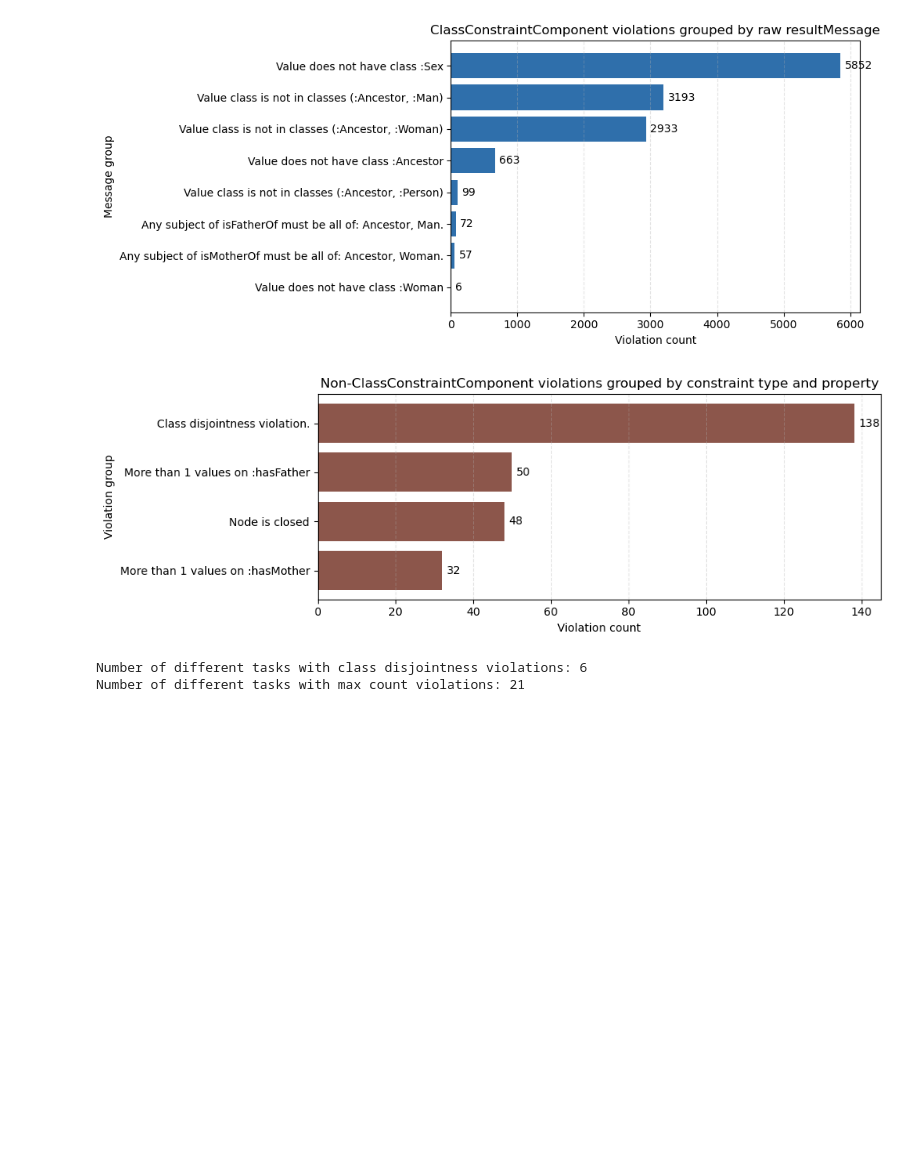
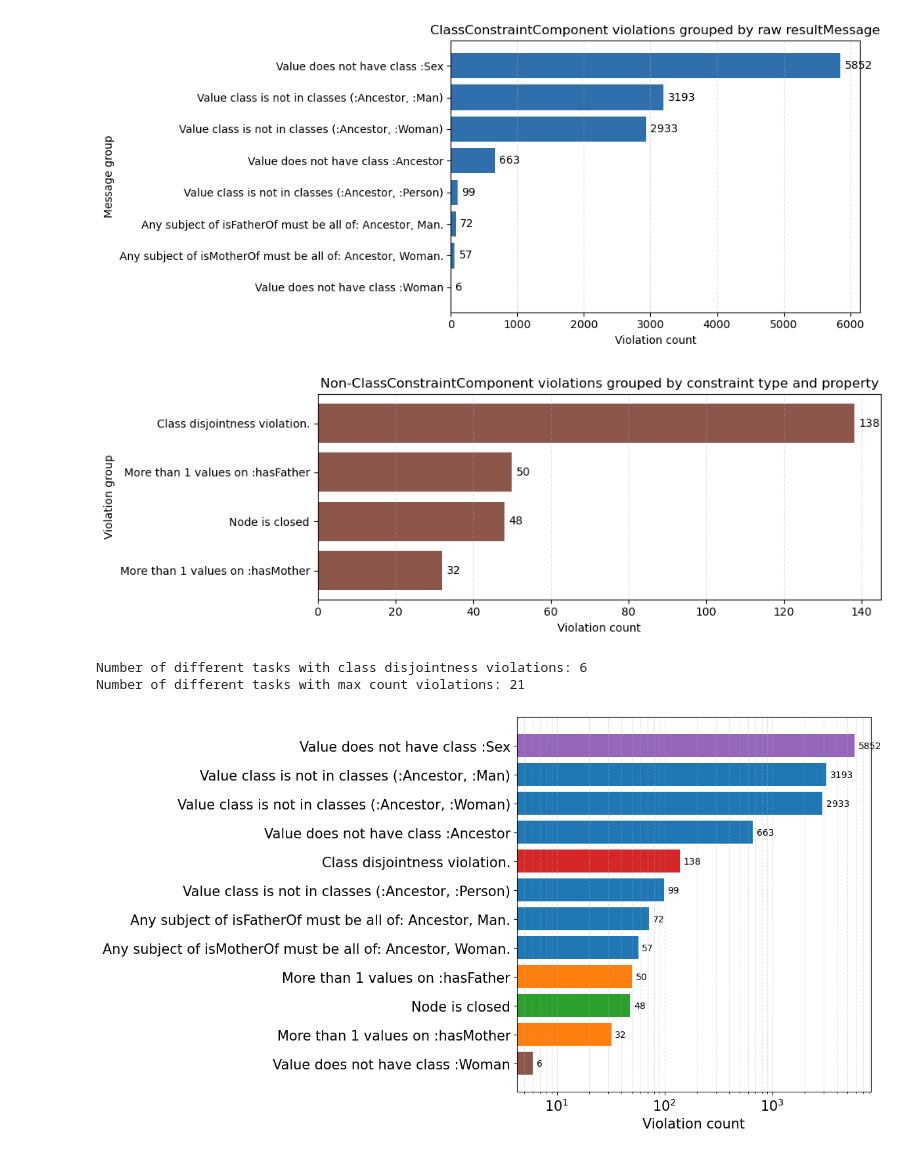
Before and after one commit to kurolesica0211/thesis-code, a Jupyter notebook: experiments/violations_study.ipynb, the cells around one changed output. Drawn from its saved outputs; the diff is of its cells as text; code cells hidden in the pictures; blank space fills up the shorter version.

Commit message:
some more experiments

```diff
--- a/experiments/violations_study.ipynb
+++ b/experiments/violations_study.ipynb
@@ -193,3 +193,83 @@ print(f"Number of different tasks with max count violations: {len(max_count_task
 # %% [output]
 Number of different tasks with class disjointness violations: 6
 Number of different tasks with max count violations: 21
+# %%
+from pathlib import Path
+import importlib
+import sys
+from collections import Counter
+from textwrap import shorten
+
+import matplotlib.pyplot as plt
+
+workspace_root = Path.cwd()
+if not (workspace_root / "experiments").exists() and (workspace_root.parent / "experiments").exists():
+    workspace_root = workspace_root.parent
+
+if str(workspace_root) not in sys.path:
+    sys.path.insert(0, str(workspace_root))
+
+import experiments.shacl_violation_distribution as shacl_violation_distribution
+
+shacl_violation_distribution = importlib.reload(shacl_violation_distribution)
+
+run_directory = workspace_root / "results" / "royalty_gemini_with_shacl"
+class_message_counts = shacl_violation_distribution.collect_class_constraint_messages(str(run_directory))
+non_class_message_counts = shacl_violation_distribution.collect_non_class_constraint_messages(str(run_directory))
+reorganized_non_class_counts = shacl_violation_distribution.reorganize_non_class_violations(non_class_message_counts)
+combined_message_counts = Counter(class_message_counts) + Counter(reorganized_non_class_counts)
+
+if not combined_message_counts:
+    print("No SHACL violations found.")
+else:
+    ordered_items = combined_message_counts.most_common()
+    labels = [shorten(label, width=90, placeholder="...") for label, _ in ordered_items]
+    values = [value for _, value in ordered_items]
+
+    ancestor_bar_positions = {2, 3, 4, 6, 7, 8}
+    more_than_bar_positions = {9, 11}
+    distinct_bar_colors = {
+        1: "#9467bd",
+        5: "#d62728",
+        10: "#2ca02c",
+        12: "#8c564b",
+    }
+    ancestor_color = "#1f77b4"
+    more_than_color = "#ff7f0e"
+    bar_colors = []
+
+    for index, label in enumerate(labels, start=1):
+        if index in ancestor_bar_positions:
+            bar_colors.append(ancestor_color)
+        elif index in more_than_bar_positions:
+            bar_colors.append(more_than_color)
+        else:
+            bar_colors.append(distinct_bar_colors.get(index, "#7f7f7f"))
+
+    fig, ax = plt.subplots(figsize=(12, max(4.0, 0.55 * len(labels))))
+    bars = ax.barh(labels, values, color=bar_colors)
+    ax.set_xlabel("Violation count", fontsize=15)
+    ax.set_xscale("log")
+    ax.invert_yaxis()
+    ax.grid(axis="x", linestyle="--", alpha=0.35, which="both")
+    ax.tick_params(axis="both", labelsize=15)
+
+    for bar in bars:
+        width = bar.get_width()
+        ax.annotate(
+            f"{int(width)}",
+            (width, bar.get_y() + bar.get_height() / 2),
+            ha="left",
+            va="center",
+            fontsize=10,
+            xytext=(4, 0),
+            textcoords="offset points",
+        )
+
+    output_pdf = workspace_root / "results" / "royalty_gemini_with_shacl" / "combined_message_groups.pdf"
+    fig.savefig(output_pdf, format="pdf", bbox_inches="tight")
+    plt.tight_layout()
+    plt.show()
+    print(f"Saved PDF to {output_pdf}")
+# %% [output]
+[figure, added]
```
Also changed, not shown: parts of 4 cells of this notebook, 9 other files.
